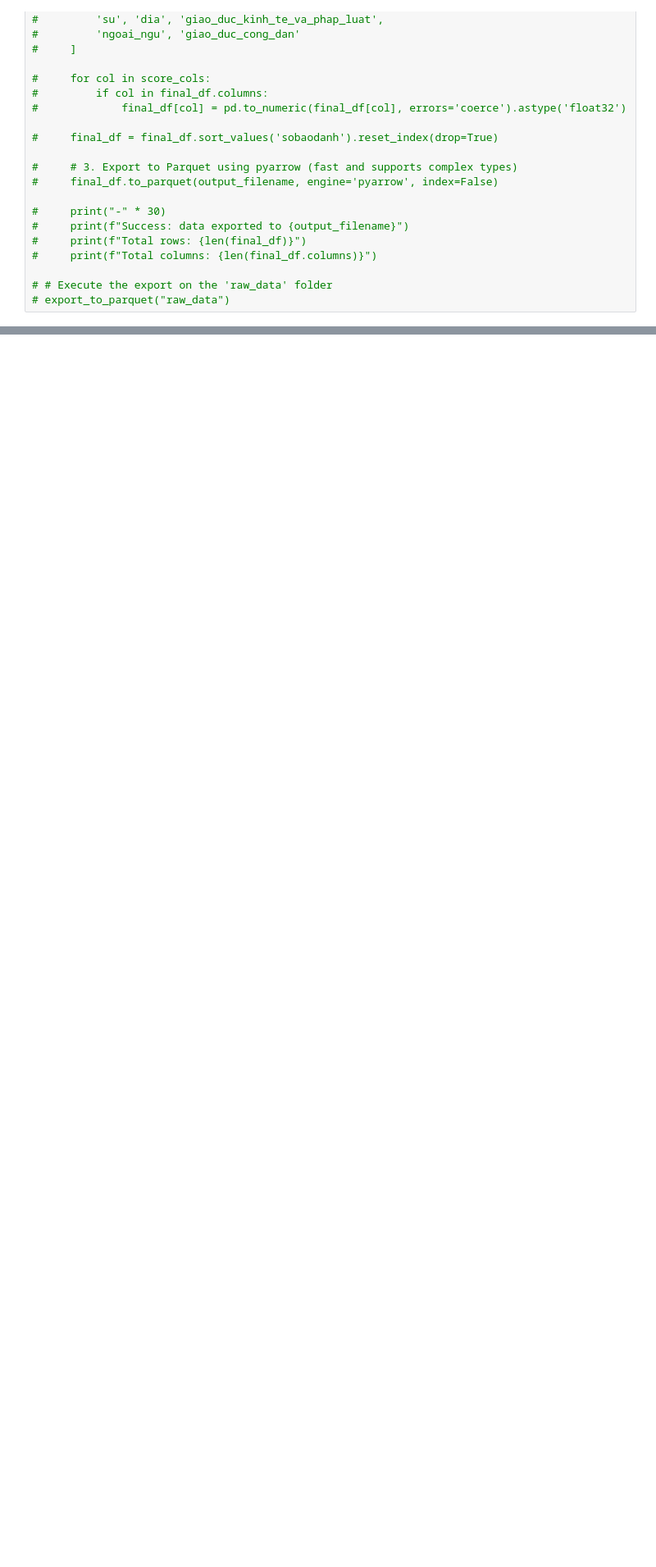
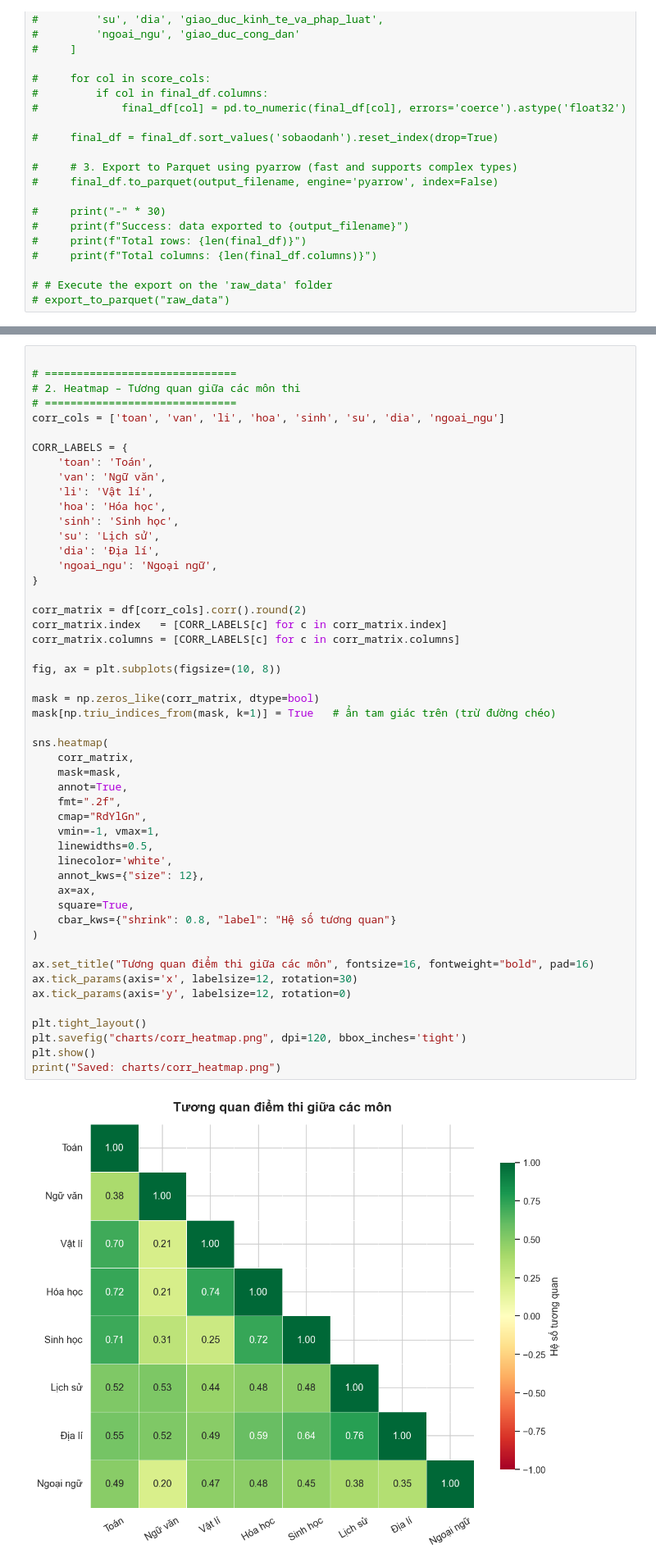
Before and after one commit to minhtriet-le/graduation_score_2025, a Jupyter notebook: process.ipynb, the cells around one changed output, grey strips where cells are left out. Shown at 82% size. Saved outputs shown, nothing was run; the diff lists cells and outputs as text; blank space fills up the shorter version.

```diff
--- a/process.ipynb
+++ b/process.ipynb
@@ -353,0 +749,52 @@ Saved: charts/ngoai_ngu_bar.png
+# %%
+
+# ==============================
+# 2. Heatmap – Tương quan giữa các môn thi
+# ==============================
+corr_cols = ['toan', 'van', 'li', 'hoa', 'sinh', 'su', 'dia', 'ngoai_ngu']
+
+CORR_LABELS = {
+    'toan': 'Toán',
+    'van': 'Ngữ văn',
+    'li': 'Vật lí',
+    'hoa': 'Hóa học',
+    'sinh': 'Sinh học',
+    'su': 'Lịch sử',
+    'dia': 'Địa lí',
+    'ngoai_ngu': 'Ngoại ngữ',
+}
+
+corr_matrix = df[corr_cols].corr().round(2)
+corr_matrix.index   = [CORR_LABELS[c] for c in corr_matrix.index]
+corr_matrix.columns = [CORR_LABELS[c] for c in corr_matrix.columns]
+
+fig, ax = plt.subplots(figsize=(10, 8))
+
+mask = np.zeros_like(corr_matrix, dtype=bool)
+mask[np.triu_indices_from(mask, k=1)] = True   # ẩn tam giác trên (trừ đường chéo)
+
+sns.heatmap(
+    corr_matrix,
+    mask=mask,
+    annot=True,
+    fmt=".2f",
+    cmap="RdYlGn",
+    vmin=-1, vmax=1,
+    linewidths=0.5,
+    linecolor='white',
+    annot_kws={"size": 12},
+    ax=ax,
+    square=True,
+    cbar_kws={"shrink": 0.8, "label": "Hệ số tương quan"}
+)
+
+ax.set_title("Tương quan điểm thi giữa các môn", fontsize=16, fontweight="bold", pad=16)
+ax.tick_params(axis='x', labelsize=12, rotation=30)
+ax.tick_params(axis='y', labelsize=12, rotation=0)
+
+plt.tight_layout()
+plt.savefig("charts/corr_heatmap.png", dpi=120, bbox_inches='tight')
+plt.show()
+print("Saved: charts/corr_heatmap.png")
+# %% [output]
+[figure, added]
```
Also changed, not shown: parts of 20 cells of this notebook.
